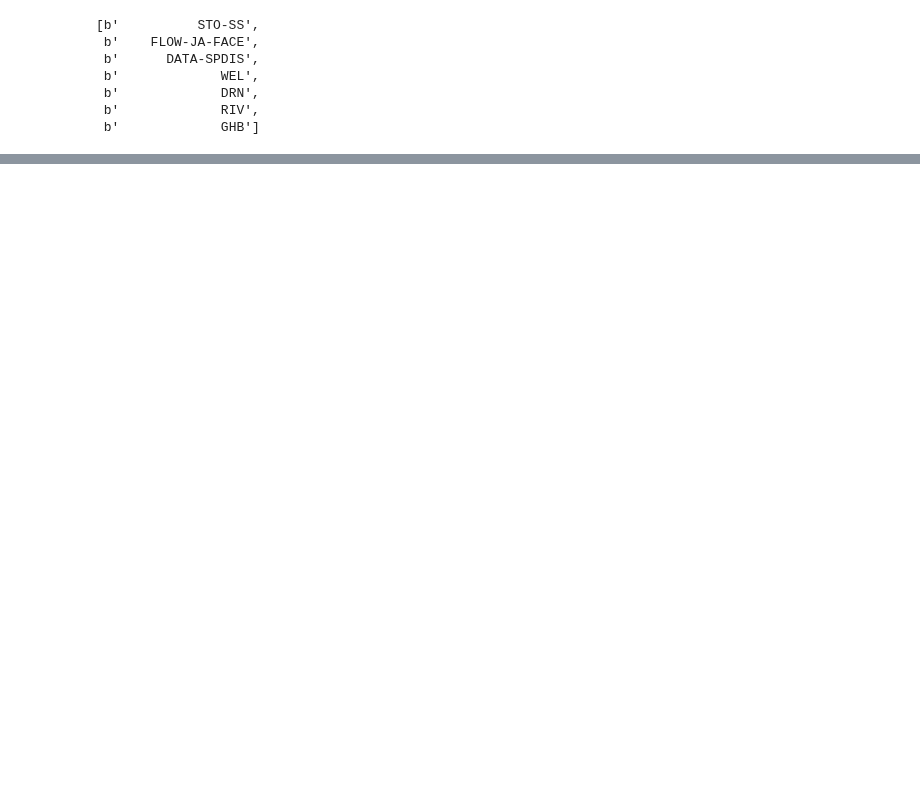
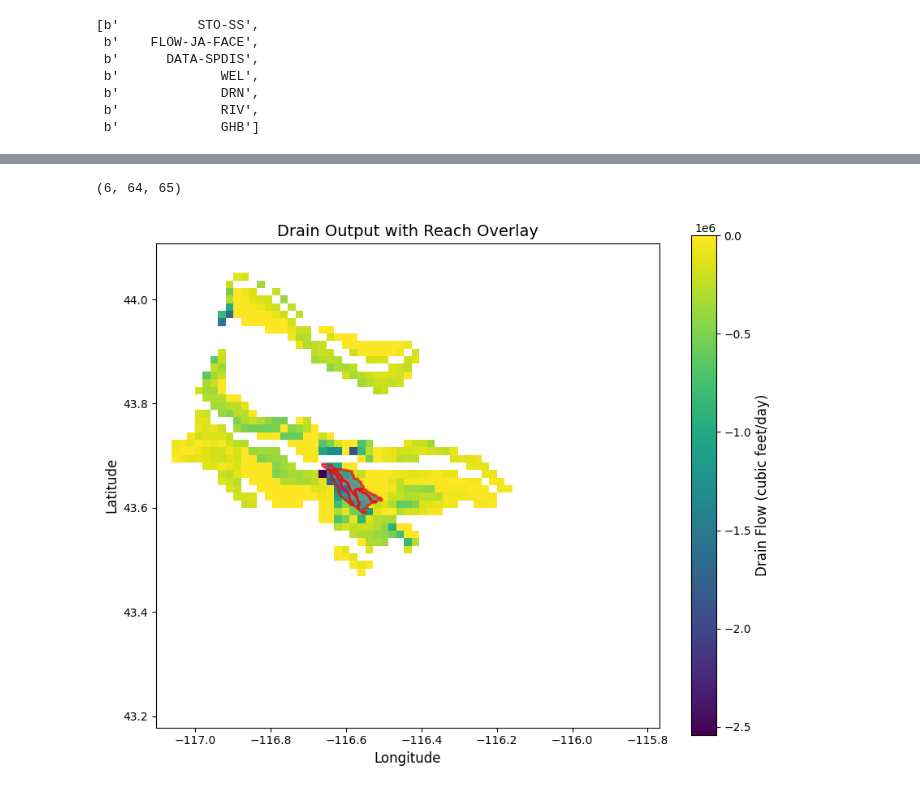
Before and after one commit to carlibeisel/mason_water_budget, a Jupyter notebook: tvgwfm.ipynb, the cells around one changed output, grey strips where cells are left out. Cells and saved outputs as stored; diff of their text form; code cells hidden in the pictures; blank space fills up the shorter version.

```diff
--- a/tvgwfm.ipynb
+++ b/tvgwfm.ipynb
@@ -70,0 +81,34 @@ AttributeError: module 'numpy' has no attribute 'sumna'
+# %%
+drn_arr_i.shape
+# %% [output]
+(6, 64, 65)
+# %%
+# Visualize the Overlap between Mason Drainage and the TVGWFM
+
+reach = gpd.read_file('/content/drive/MyDrive/Data/Mason Water Budget/data_input/reach_shapefile/Reaches_Final_1209/Reach_Final.shp')
+
+# bounding box of the model from USGS
+min_lon, min_lat, max_lon, max_lat = -117.103530233726, 43.1778883119514, -115.768691366538, 44.1083
+
+# Assign extent based on bounding box
+extent = [min_lon, max_lon, min_lat, max_lat]
+
+
+# Step 4: Load the reach shapefile
+reach_gdf = gpd.read_file('/content/drive/MyDrive/Data/Mason Water Budget/data_input/reach_shapefile/Reaches_Final_1209/Reach_Final.shp')
+# Plot the model output
+fig, ax = plt.subplots(figsize=(10, 8))
+im = ax.imshow(drn_arr_lay1, cmap='viridis', extent=extent, origin='upper')
+cbar = plt.colorbar(im, ax=ax)
+cbar.set_label('Drain Flow (cubic feet/day)', fontsize=12)
+
+# Overlay the reach shapefile
+reach_gdf.plot(ax=ax, edgecolor='red', linewidth=2, alpha=0.7)
+
+# Customize plot
+plt.title('Drain Output with Reach Overlay', fontsize=14)
+plt.xlabel('Longitude', fontsize=12)
+plt.ylabel('Latitude', fontsize=12)
+plt.show()
+# %% [output]
+[figure, added]
```
Also changed, not shown: parts of 11 cells of this notebook.
